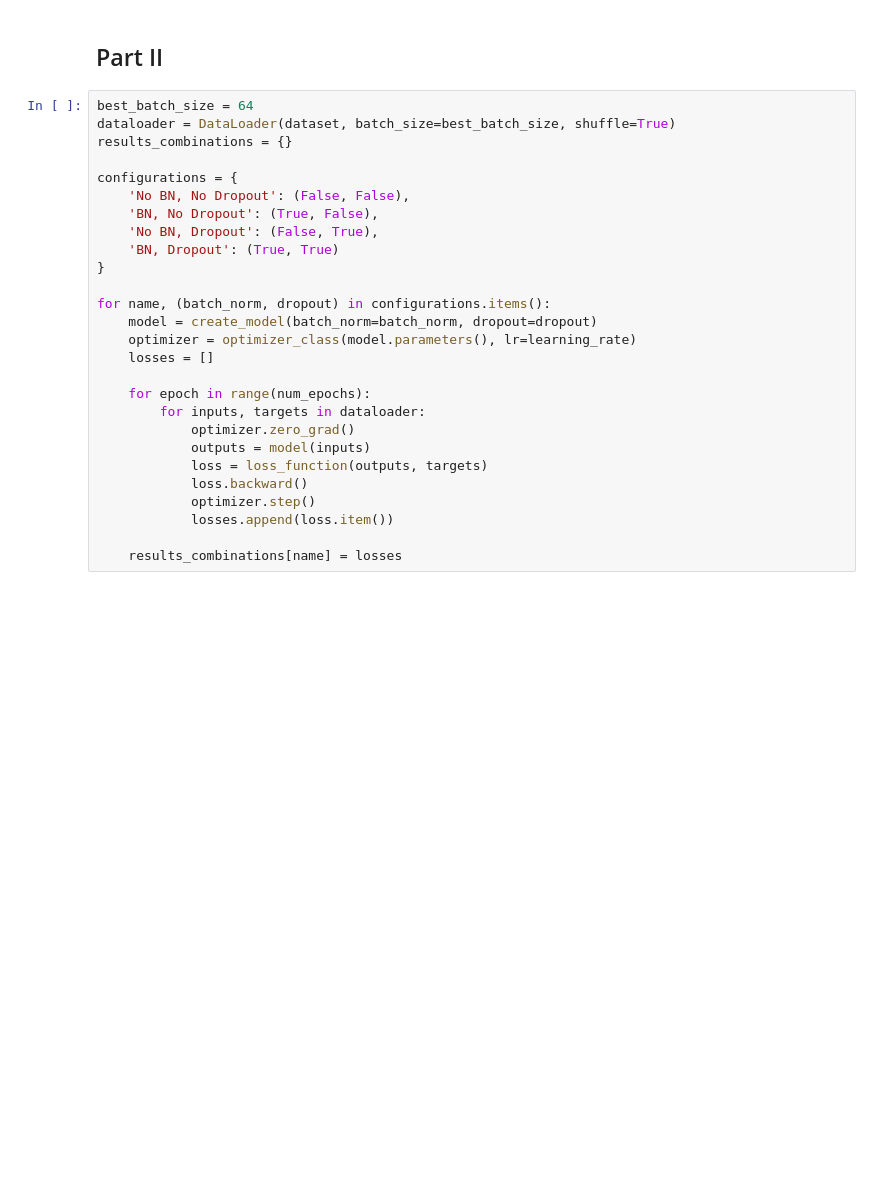
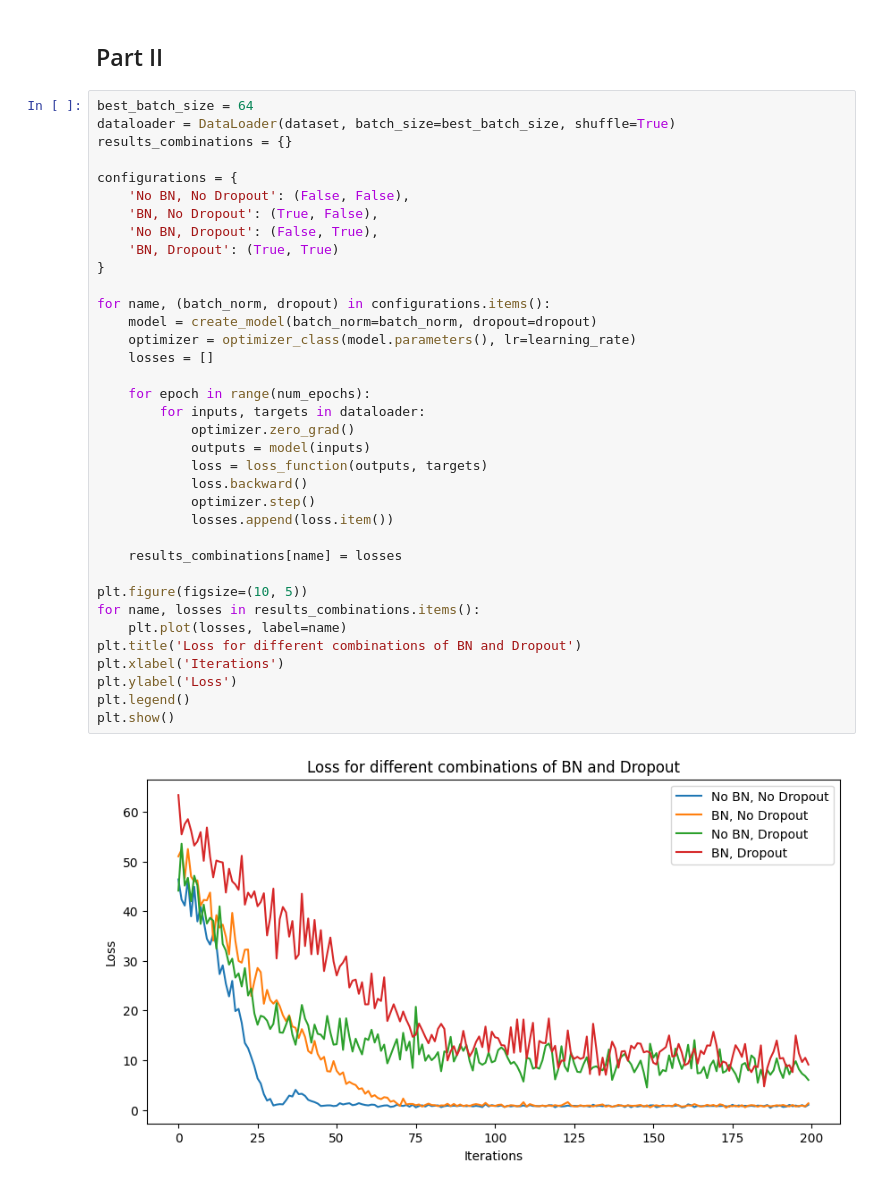
Before and after one commit to mibrgmv/ml, a Jupyter notebook: dropout_batchnorm.ipynb, the cells around one changed output. Saved outputs shown, nothing was run; the diff lists cells and outputs as text; blank space fills up the shorter version.

```diff
--- a/dropout_batchnorm.ipynb
+++ b/dropout_batchnorm.ipynb
@@ -115,30 +125,41 @@ plt.show()
 # %%
 best_batch_size = 64
 dataloader = DataLoader(dataset, batch_size=best_batch_size, shuffle=True)
 results_combinations = {}
 
 configurations = {
     'No BN, No Dropout': (False, False),
     'BN, No Dropout': (True, False),
     'No BN, Dropout': (False, True),
     'BN, Dropout': (True, True)
 }
 
 for name, (batch_norm, dropout) in configurations.items():
     model = create_model(batch_norm=batch_norm, dropout=dropout)
     optimizer = optimizer_class(model.parameters(), lr=learning_rate)
     losses = []
 
     for epoch in range(num_epochs):
         for inputs, targets in dataloader:
             optimizer.zero_grad()
             outputs = model(inputs)
             loss = loss_function(outputs, targets)
             loss.backward()
             optimizer.step()
             losses.append(loss.item())
 
     results_combinations[name] = losses
+
+plt.figure(figsize=(10, 5))
+for name, losses in results_combinations.items():
+    plt.plot(losses, label=name)
+plt.title('Loss for different combinations of BN and Dropout')
+plt.xlabel('Iterations')
+plt.ylabel('Loss')
+plt.legend()
+plt.show()
+# %% [output]
+[figure, added]
 # %%
 plt.figure(figsize=(10, 5))
 for name, losses in results_combinations.items():
```
Also changed, not shown: parts of 7 cells of this notebook.
